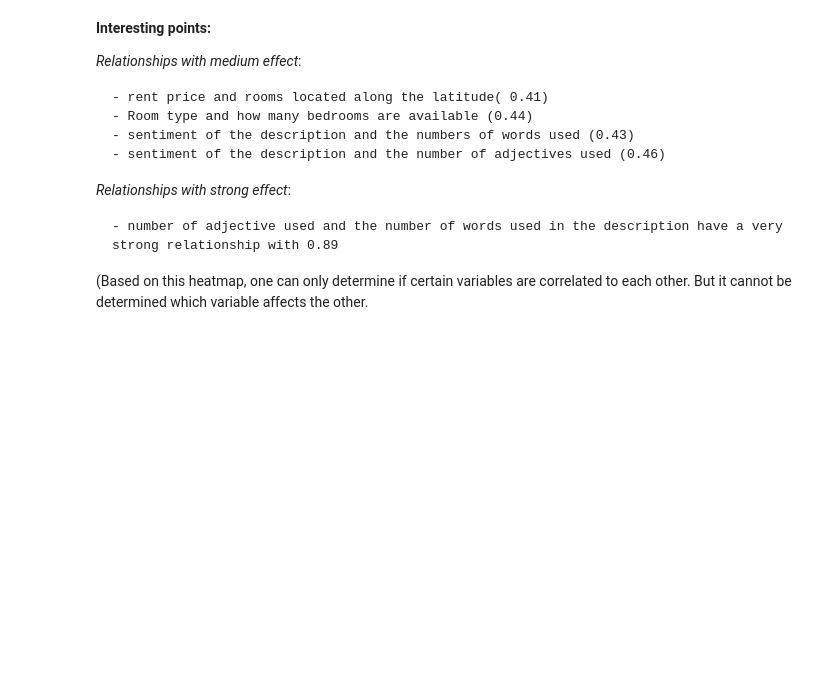
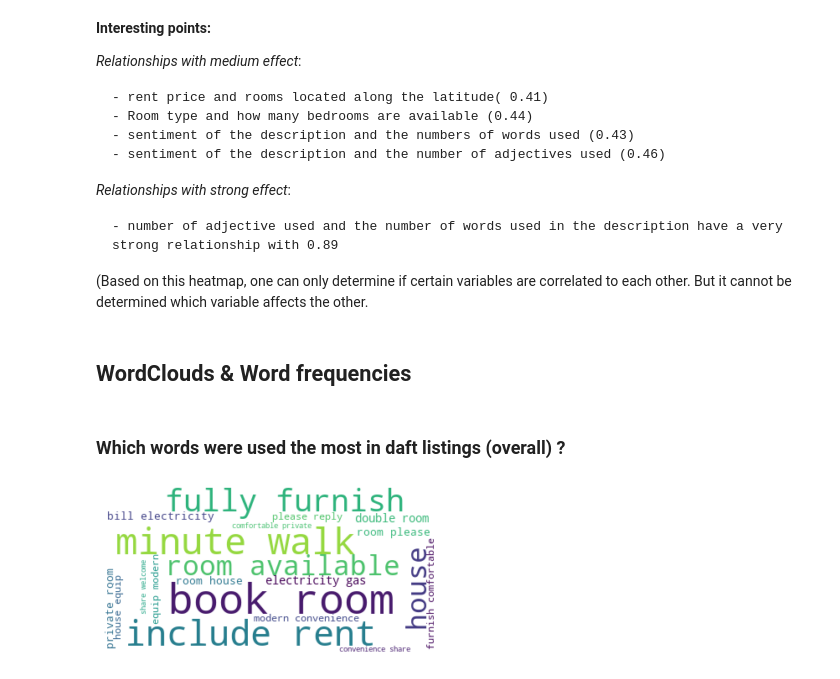
Before and after one commit to h-y-vivien/CA-2-Project, a Jupyter notebook: Data Analysis.ipynb, the cells around one changed output. Drawn from its saved outputs; the diff is of its cells as text; code cells hidden in the pictures; blank space fills up the shorter version.

Commit message:
update readme, created word clouds (overall and by sentiment), data analysis

```diff
--- a/Data Analysis.ipynb
+++ b/Data Analysis.ipynb
@@ -234,3 +187,20 @@ __Interesting points:__
     - number of adjective used and the number of words used in the description have a very strong relationship with 0.89
 
 (Based on this heatmap, one can only determine if certain variables are correlated to each other. But it cannot be determined which variable affects the other.
+# %% [markdown]
+## WordClouds & Word frequencies
+# %% [markdown]
+### Which words were used the most in daft listings (overall) ?
+# %%
+text = df["Pre_processed_desc"].str.cat()
+# %%
+def create_wordcloud(text):
+    wordcloud = WordCloud(max_font_size=50, max_words=20, background_color="white").generate(text)
+    plt.figure()
+    plt.imshow(wordcloud, interpolation="bilinear")
+    plt.axis("off")
+    plt.show()
+# %%
+create_wordcloud(text)
+# %% [output]
+[figure, added]
```
Also changed, not shown: parts of 74 cells of this notebook, 1 other file.
